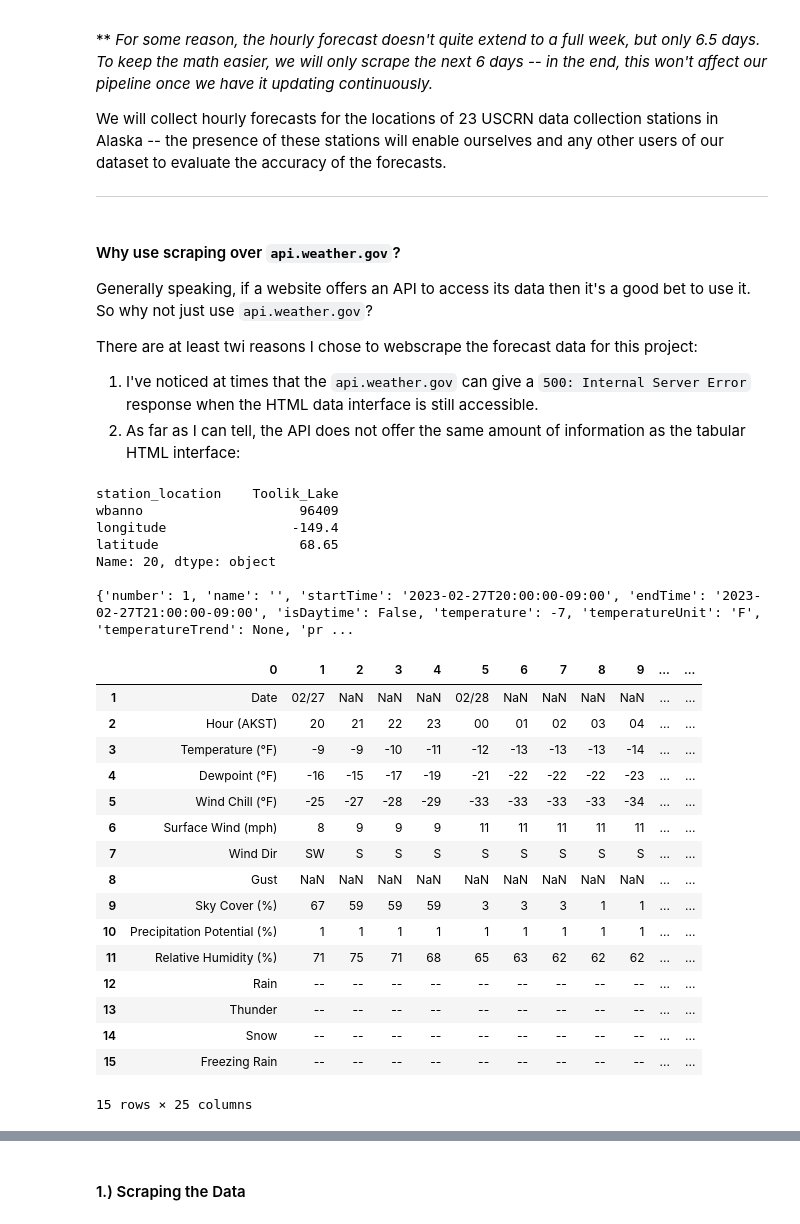
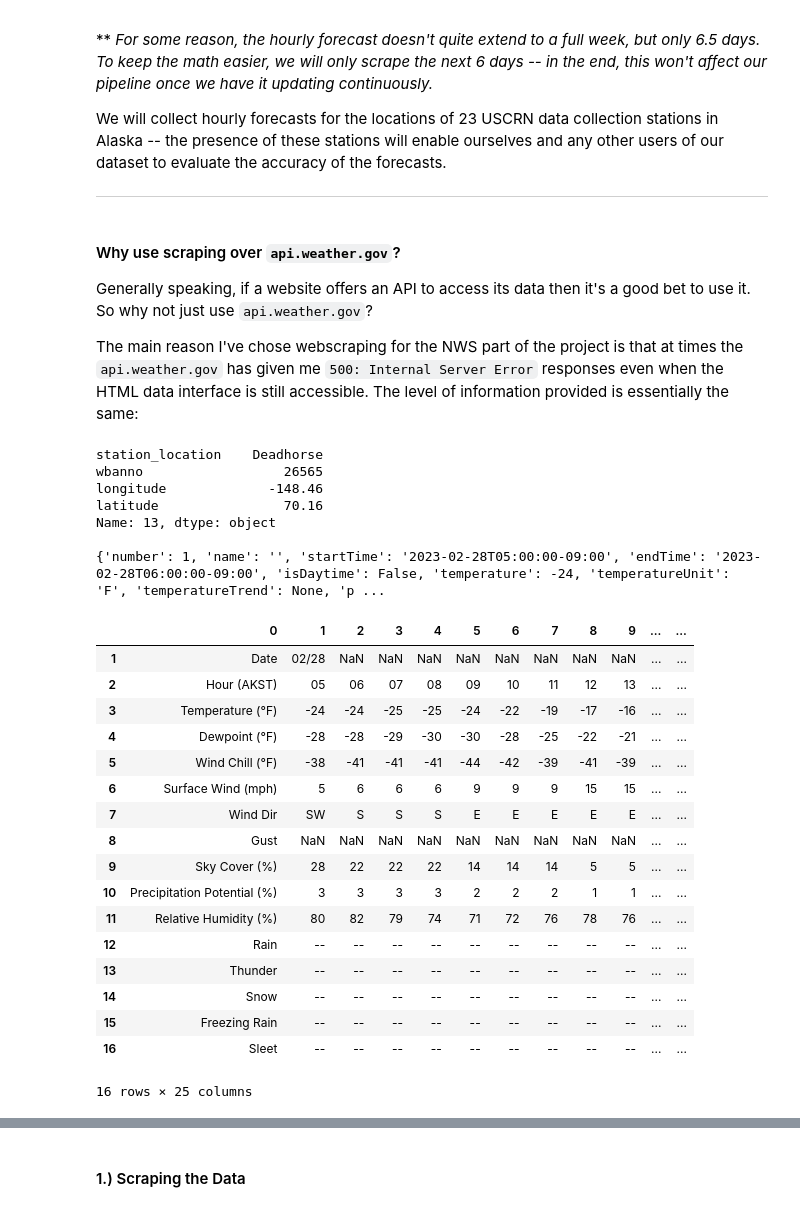
Before and after one commit to apsocarras/alaska-etl, a Jupyter notebook: notebooks/3_nws_update.ipynb, the cells around one changed output, grey strips where cells are left out. Saved outputs shown, nothing was run; the diff lists cells and outputs as text; code cells hidden in the pictures.

Commit message:
Refactor nws scrape to 6 day forecast

```diff
--- a/notebooks/3_nws_update.ipynb
+++ b/notebooks/3_nws_update.ipynb
@@ -13,10 +13,7 @@ We will collect hourly forecasts for the locations of 23 USCRN data collection s
 
 Generally speaking, if a website offers an API to access its data then it's a good bet to use it. So why not just use `api.weather.gov`?
 
-There are at least twi reasons I chose to webscrape the forecast data for this project:
-
-1. I've noticed at times that the `api.weather.gov` can give a `500: Internal Server Error` response when the HTML data interface is still accessible.
-2. As far as I can tell, the API does not offer the same amount of information as the tabular HTML interface:
+The main reason I've chose webscraping for the NWS part of the project is that at times the `api.weather.gov` has given me `500: Internal Server Error` responses even when the HTML data interface is still accessible. The level of information provided is essentially the same:
 # %%
 import pandas as pd
 import numpy as np
@@ -31,54 +28,55 @@ locations_df = pd.read_csv("../data/locations.csv")
 # %%
 random_location = locations_df.sample(1).iloc[0]
 
 print(f"{random_location}\n")
 
 lat, lon = random_location['latitude'], random_location['longitude']
 
 ## API results
 url = f"https://api.weather.gov/points/{lat},{lon}"
 
 response = requests.get(url)
 main_data = response.json()
 
 response = requests.get(main_data['properties']['forecastHourly'])
 hourly_data = response.json()
 fields = hourly_data['properties']['periods'][0]
 
 print(f"{fields}\n")
 
 ## Webscraping results
 url = f"https://forecast.weather.gov/MapClick.php?lat={lat}&lon={lon}&unit=0&lg=english&FcstType=digital&menu=1"
 
 response = requests.get(url)
 soup = BeautifulSoup(response.content, "html.parser")
 df = pd.read_html(str(soup.find_all("table")[5]))[0]
-df = df.iloc[1:16,:]
+df = df.iloc[1:17,:]
 
 display(df)
 # %% [output]
-station_location    Toolik_Lake
-wbanno                    96409
-longitude                -149.4
-latitude                  68.65
-Name: 20, dtype: object
+station_location    Deadhorse
+wbanno                  26565
+longitude             -148.46
+latitude                70.16
+Name: 13, dtype: object
 
-{'number': 1, 'name': '', 'startTime': '2023-02-27T20:00:00-09:00', 'endTime': '2023-02-27T21:00:00-09:00', 'isDaytime': False, 'temperature': -7, 'temperatureUnit': 'F', 'temperatureTrend': None, 'pr ...
+{'number': 1, 'name': '', 'startTime': '2023-02-28T05:00:00-09:00', 'endTime': '2023-02-28T06:00:00-09:00', 'isDaytime': False, 'temperature': -24, 'temperatureUnit': 'F', 'temperatureTrend': None, 'p ...
 |  | 0 | 1 | 2 | 3 | 4 | 5 | 6 | 7 | 8 | 9 | ... | ... |
-| 1 | Date | 02/27 | NaN | NaN | NaN | 02/28 | NaN | NaN | NaN | NaN | ... | ... |
-| 2 | Hour (AKST) | 20 | 21 | 22 | 23 | 00 | 01 | 02 | 03 | 04 | ... | ... |
-| 3 | Temperature (°F) | -9 | -9 | -10 | -11 | -12 | -13 | -13 | -13 | -14 | ... | ... |
-| 4 | Dewpoint (°F) | -16 | -15 | -17 | -19 | -21 | -22 | -22 | -22 | -23 | ... | ... |
-| 5 | Wind Chill (°F) | -25 | -27 | -28 | -29 | -33 | -33 | -33 | -33 | -34 | ... | ... |
-| 6 | Surface Wind (mph) | 8 | 9 | 9 | 9 | 11 | 11 | 11 | 11 | 11 | ... | ... |
-| 7 | Wind Dir | SW | S | S | S | S | S | S | S | S | ... | ... |
+| 1 | Date | 02/28 | NaN | NaN | NaN | NaN | NaN | NaN | NaN | NaN | ... | ... |
+| 2 | Hour (AKST) | 05 | 06 | 07 | 08 | 09 | 10 | 11 | 12 | 13 | ... | ... |
+| 3 | Temperature (°F) | -24 | -24 | -25 | -25 | -24 | -22 | -19 | -17 | -16 | ... | ... |
+| 4 | Dewpoint (°F) | -28 | -28 | -29 | -30 | -30 | -28 | -25 | -22 | -21 | ... | ... |
+| 5 | Wind Chill (°F) | -38 | -41 | -41 | -41 | -44 | -42 | -39 | -41 | -39 | ... | ... |
+| 6 | Surface Wind (mph) | 5 | 6 | 6 | 6 | 9 | 9 | 9 | 15 | 15 | ... | ... |
+| 7 | Wind Dir | SW | S | S | S | E | E | E | E | E | ... | ... |
 | 8 | Gust | NaN | NaN | NaN | NaN | NaN | NaN | NaN | NaN | NaN | ... | ... |
-| 9 | Sky Cover (%) | 67 | 59 | 59 | 59 | 3 | 3 | 3 | 1 | 1 | ... | ... |
-| 10 | Precipitation Potential (%) | 1 | 1 | 1 | 1 | 1 | 1 | 1 | 1 | 1 | ... | ... |
-| 11 | Relative Humidity (%) | 71 | 75 | 71 | 68 | 65 | 63 | 62 | 62 | 62 | ... | ... |
+| 9 | Sky Cover (%) | 28 | 22 | 22 | 22 | 14 | 14 | 14 | 5 | 5 | ... | ... |
+| 10 | Precipitation Potential (%) | 3 | 3 | 3 | 3 | 2 | 2 | 2 | 1 | 1 | ... | ... |
+| 11 | Relative Humidity (%) | 80 | 82 | 79 | 74 | 71 | 72 | 76 | 78 | 76 | ... | ... |
 | 12 | Rain | -- | -- | -- | -- | -- | -- | -- | -- | -- | ... | ... |
 | 13 | Thunder | -- | -- | -- | -- | -- | -- | -- | -- | -- | ... | ... |
 | 14 | Snow | -- | -- | -- | -- | -- | -- | -- | -- | -- | ... | ... |
 | 15 | Freezing Rain | -- | -- | -- | -- | -- | -- | -- | -- | -- | ... | ... |
+| 16 | Sleet | -- | -- | -- | -- | -- | -- | -- | -- | -- | ... | ... |
-15 rows × 25 columns
+16 rows × 25 columns
 # %% [markdown]
```
Also changed, not shown: parts of 8 cells of this notebook.
